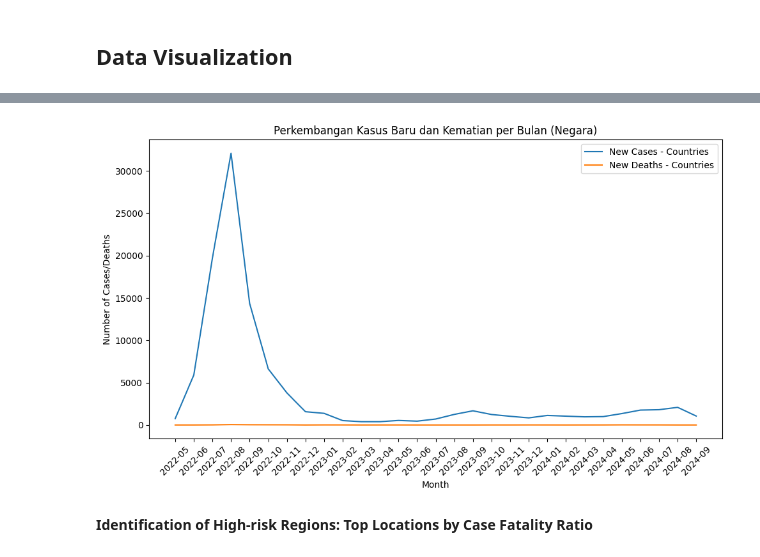
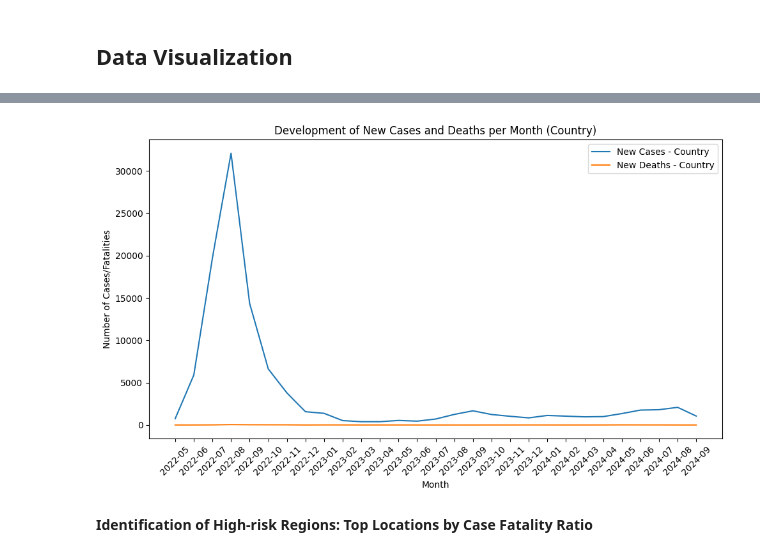
Before and after one commit to RyanGA09/DataAnalyst-ImpactAnalysisOfMonkeypoxCaseStudy, a Jupyter notebook: Notebook.ipynb, the cells around one changed output, grey strips where cells are left out. Saved outputs shown, nothing was run; the diff lists cells and outputs as text; code cells hidden in the pictures.

```diff
--- a/Notebook.ipynb
+++ b/Notebook.ipynb
@@ -101,7 +102,7 @@ import seaborn as sns
 ### Gathering Data (Import File)
 # %%
 # Load the dataset
-file_path = 'monkeypox.csv'
+file_path = 'data/monkeypox.csv'
 df = pd.read_csv(file_path)
 # %%
 # Convert 'date' column to datetime for easier analysis
@@ -573,17 +472,17 @@ top_countries = data_grouped_by_location_countries.nlargest(10, 'total_cases')
 # %% [markdown]
 Menganalisis bagaimana penyebaran Monkeypox berubah seiring waktu.
 # %%
-# Pastikan kolom 'date' dalam format datetime
-countries_data['date'] = pd.to_datetime(countries_data['date'], errors='coerce')
+# Make sure the 'date' field is in datetime format
+countries_data.loc[:, 'date'] = pd.to_datetime(countries_data['date'], errors='coerce')
 
-# Membuat kolom 'month' dalam format Year-Month
-countries_data['month'] = countries_data['date'].dt.strftime('%Y-%m')
+# Create a 'month' column in Year-Month format
+countries_data.loc[:, 'month'] = countries_data['date'].dt.strftime('%Y-%m')
 
-# Mengonversi kolom 'new_cases' dan 'new_deaths' menjadi numerik
-countries_data['new_cases'] = pd.to_numeric(countries_data['new_cases'], errors='coerce')
-countries_data['new_deaths'] = pd.to_numeric(countries_data['new_deaths'], errors='coerce')
+# Convert the 'new_cases' and 'new_deaths' columns to numeric
+countries_data.loc[:, 'new_cases'] = pd.to_numeric(countries_data['new_cases'], errors='coerce')
+countries_data.loc[:, 'new_deaths'] = pd.to_numeric(countries_data['new_deaths'], errors='coerce')
 
-# Mengelompokkan data berdasarkan 'month' dan menghitung total kasus serta kematian baru per bulan
+# Group data by 'month' and calculate total new cases and deaths by month
 cases_per_month_countries = countries_data.groupby('month').agg({
     'new_cases': 'sum',
     'new_deaths': 'sum'
@@ -717,17 +598,17 @@ plt.show()
 # %%
-# Visualisasi: Perkembangan Kasus Baru per Bulan
+# Visualization: New Case Development by Month
 plt.figure(figsize=(10, 6))
-sns.lineplot(x='month', y='new_cases', data=cases_per_month_countries, label='New Cases - Countries')
-sns.lineplot(x='month', y='new_deaths', data=cases_per_month_countries, label='New Deaths - Countries')
-plt.title('Perkembangan Kasus Baru dan Kematian per Bulan (Negara)')
+sns.lineplot(x='month', y='new_cases', data=cases_per_month_countries, label='New Cases - Country')
+sns.lineplot(x='month', y='new_deaths', data=cases_per_month_countries, label='New Deaths - Country')
+plt.title('Development of New Cases and Deaths per Month (Country)')
 plt.xlabel('Month')
-plt.ylabel('Number of Cases/Deaths')
+plt.ylabel('Number of Cases/Fatalities')
 plt.xticks(rotation=45)
 plt.legend()
 plt.tight_layout()
 plt.show()
 # %% [output]
-[figure, old version]
+[figure, new version]
 # %% [markdown]
 **Identification of High-risk Regions: Top Locations by Case Fatality Ratio**
 # %%
```
Also changed, not shown: parts of 44 cells of this notebook, 2 other files.
